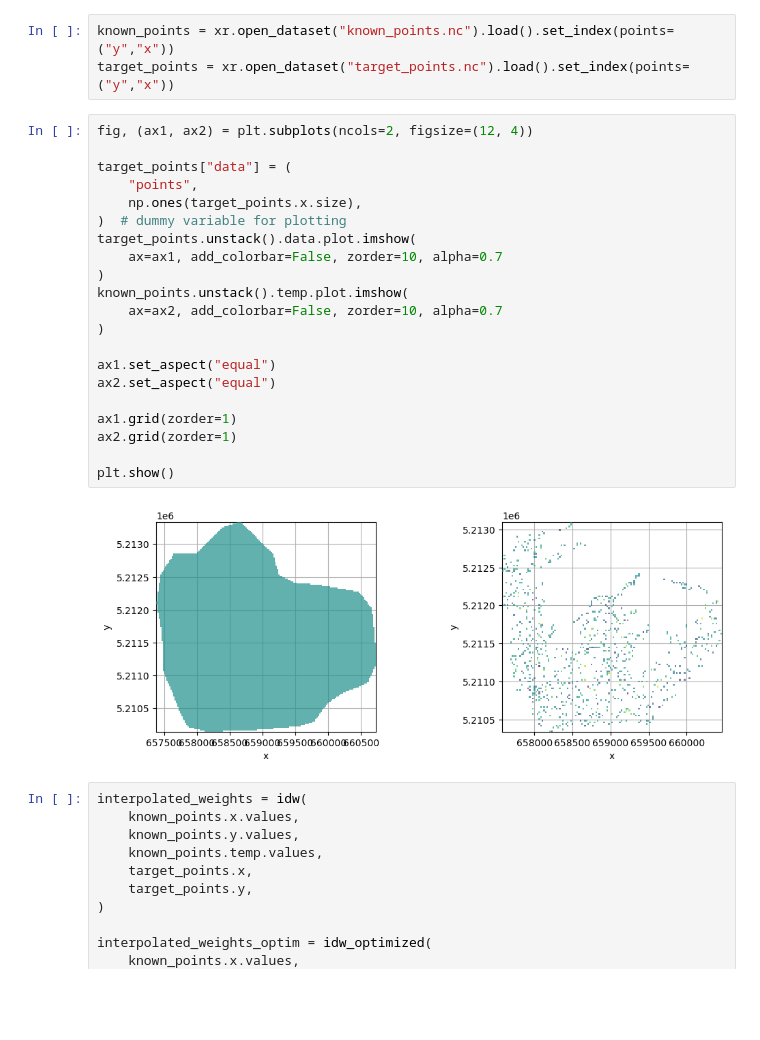
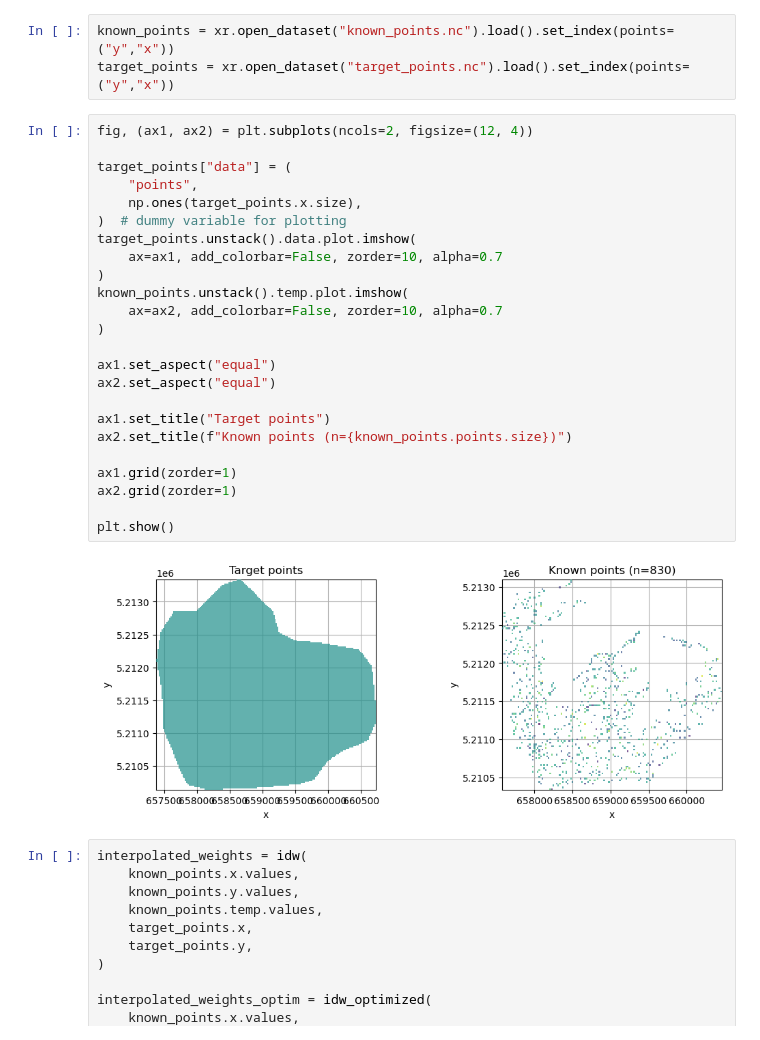
Before and after one commit to geopanda1/idw-performance, a Jupyter notebook: benchmark.ipynb, the cells around one changed output. Saved outputs shown, nothing was run; the diff lists cells and outputs as text; blank space fills up the shorter version.

```diff
--- a/benchmark.ipynb
+++ b/benchmark.ipynb
@@ -11,26 +11,29 @@ target_points = xr.open_dataset("target_points.nc").load().set_index(points=("y"
 # %%
 fig, (ax1, ax2) = plt.subplots(ncols=2, figsize=(12, 4))
 
 target_points["data"] = (
     "points",
     np.ones(target_points.x.size),
 )  # dummy variable for plotting
 target_points.unstack().data.plot.imshow(
     ax=ax1, add_colorbar=False, zorder=10, alpha=0.7
 )
 known_points.unstack().temp.plot.imshow(
     ax=ax2, add_colorbar=False, zorder=10, alpha=0.7
 )
 
 ax1.set_aspect("equal")
 ax2.set_aspect("equal")
 
+ax1.set_title("Target points")
+ax2.set_title(f"Known points (n={known_points.points.size})")
+
 ax1.grid(zorder=1)
 ax2.grid(zorder=1)
 
 plt.show()
 # %% [output]
-[figure, old version]
+[figure, new version]
 # %%
 interpolated_weights = idw(
     known_points.x.values,
```
Also changed, not shown: parts of 5 cells of this notebook.
